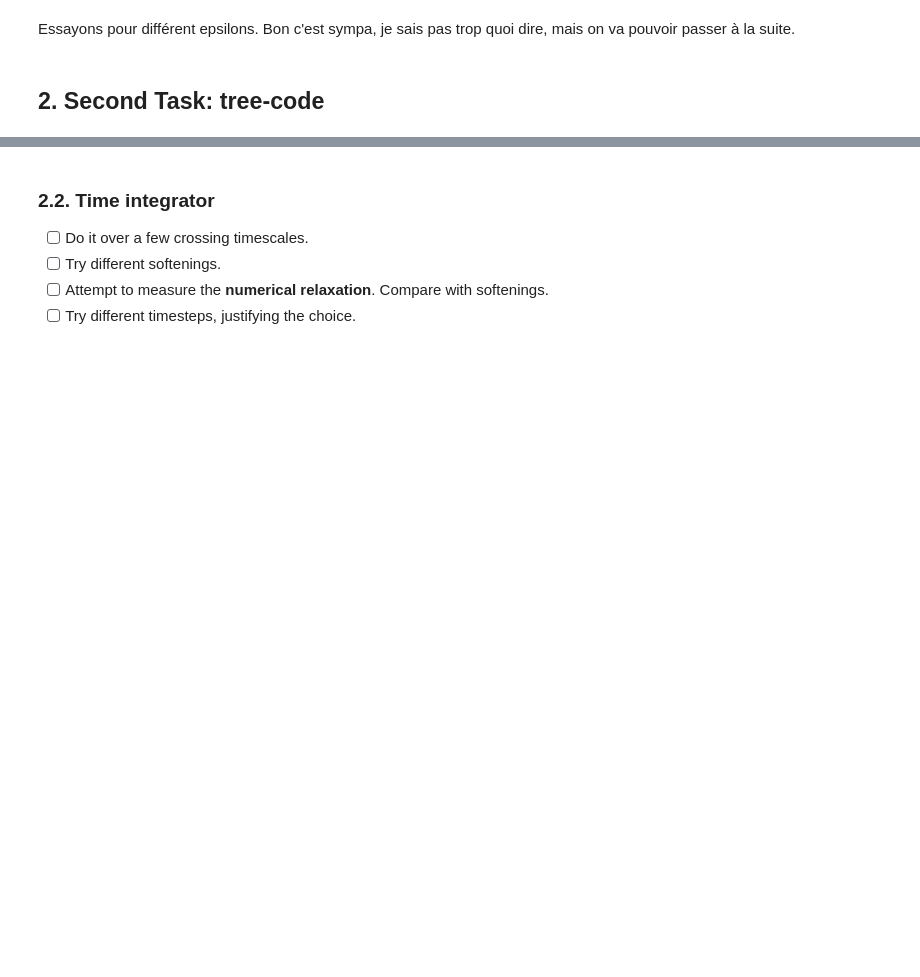
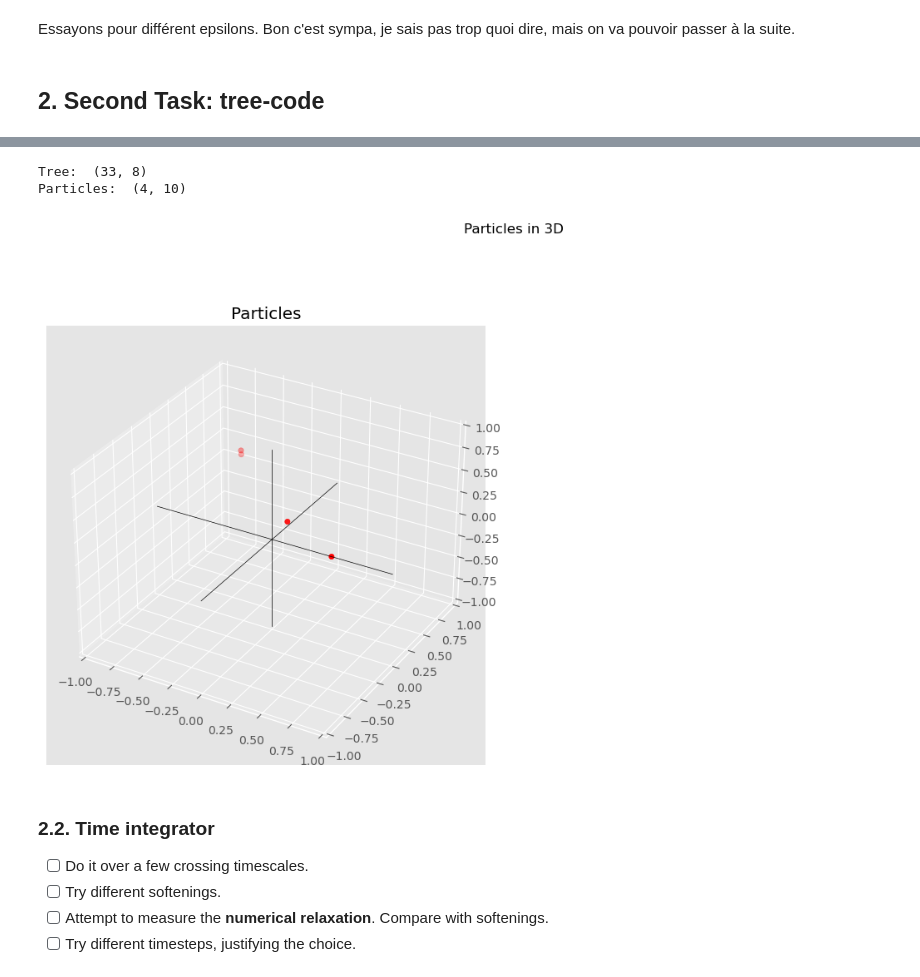
Before and after one commit to ProfesseurShadoko/compastro, a Jupyter notebook: scripts/look_at_data_old.ipynb, the cells around one changed output, grey strips where cells are left out. Saved outputs shown, nothing was run; the diff lists cells and outputs as text; code cells hidden in the pictures; blank space fills up the shorter version.

```diff
--- a/scripts/look_at_data.ipynb
+++ b/scripts/look_at_data_old.ipynb
@@ -309,3 +453,33 @@ Essayons pour différent epsilons. Bon c'est sympa, je sais pas trop quoi dire,
+# %%
+tree_data = pd.read_csv("../files/tree_for_test_octree.csv")
+particles_data = pd.read_csv("../files/particles_for_test_octree.txt", sep=" ", header=None)
+particles_data.columns = ["index", "m", "x", "y", "z", "vx", "vy", "vz", "eps", "phi"]
+
+print("Tree: ", tree_data.shape)
+print("Particles: ", particles_data.shape)
+# %% [output]
+Tree:  (33, 8)
+Particles:  (4, 10)
+# %%
+# let's plot the particles in 3D between -1 and 1
+plt.figure(figsize=(15, 8))
+plt.suptitle("Particles in 3D")
+ax = plt.subplot(121, projection="3d")
+ax.set_title("Particles")
+ax.scatter(particles_data["x"], particles_data["y"], particles_data["z"], color='red')
+plt.xlim(-1, 1)
+plt.ylim(-1, 1)
+ax.set_zlim(-1, 1)
+
+plt.plot([-1, 1], [0, 0], [0, 0], color='black', linewidth=0.5)
+plt.plot([0, 0], [-1, 1], [0, 0], color='black', linewidth=0.5)
+plt.plot([0, 0], [0, 0], [-1, 1], color='black', linewidth=0.5)
+
+# let's plot the tree => plot every
+
+plt.show()
+# %% [output]
+[figure, added]
 # %% [markdown]
 ### 2.2. Time integrator
 
```
Also changed, not shown: parts of 9 cells of this notebook, 1 other file.
